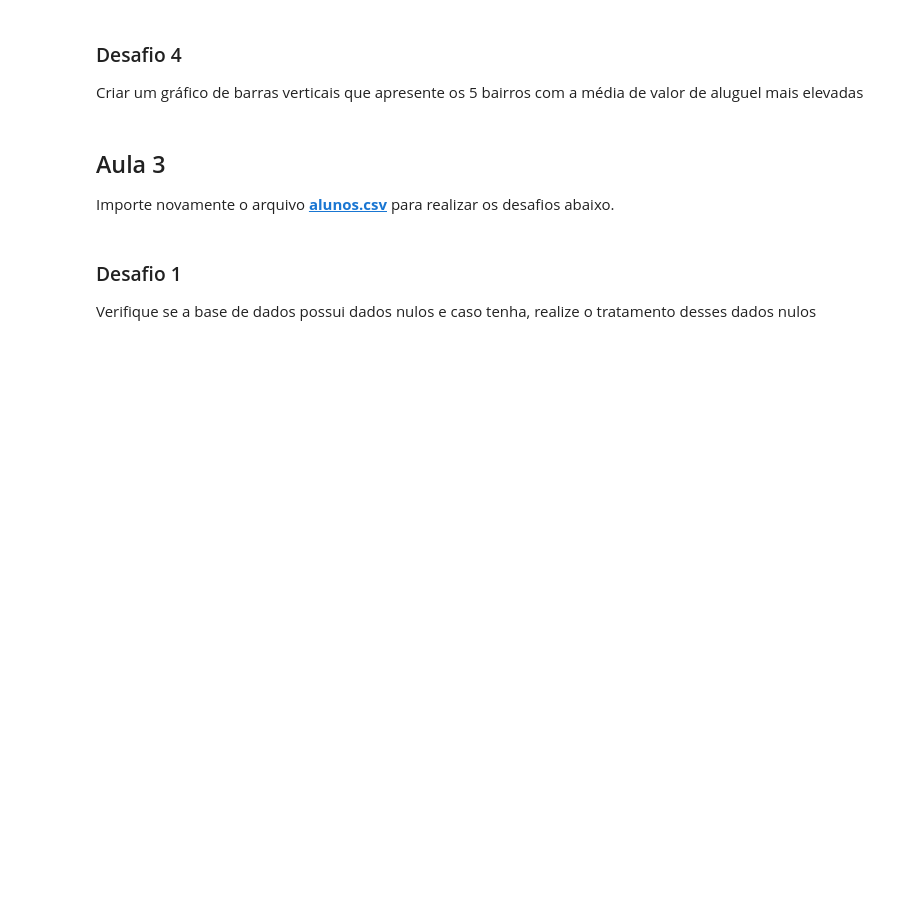
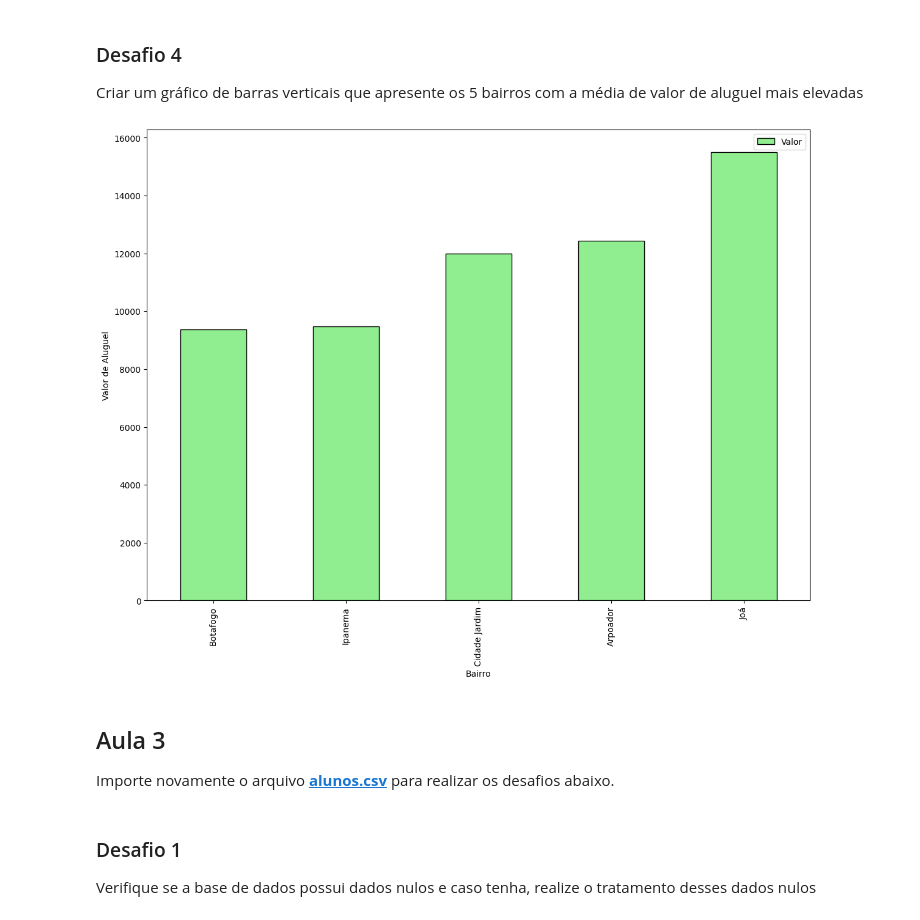
Before and after one commit to izotan/Cursos, a Jupyter notebook: pandas-conhecendo-biblioteca/desafios.ipynb, the cells around one changed output. Drawn from its saved outputs; the diff is of its cells as text; code cells hidden in the pictures; blank space fills up the shorter version.

```diff
--- a/pandas-conhecendo-biblioteca/desafios.ipynb
+++ b/pandas-conhecendo-biblioteca/desafios.ipynb
@@ -188,6 +208,13 @@ Analisar quais bairros possuem a média de valor de aluguel mais elevadas
 # %% [markdown]
 ### Desafio 4
 Criar um gráfico de barras verticais que apresente os 5 bairros com a média de valor de aluguel mais elevadas
+# %%
+df_local_mais_caro = df.groupby('Bairro')[['Valor']].mean().sort_values('Valor').tail()
+# %%
+df_local_mais_caro.plot(kind = 'bar', figsize=(14, 10), color ='lightgreen', edgecolor='black',
+                        xlabel = 'Bairro', ylabel = 'Valor de Aluguel');
+# %% [output]
+[figure, added]
 # %% [markdown]
 ## Aula 3
 
```
Also changed, not shown: parts of 4 cells of this notebook.
